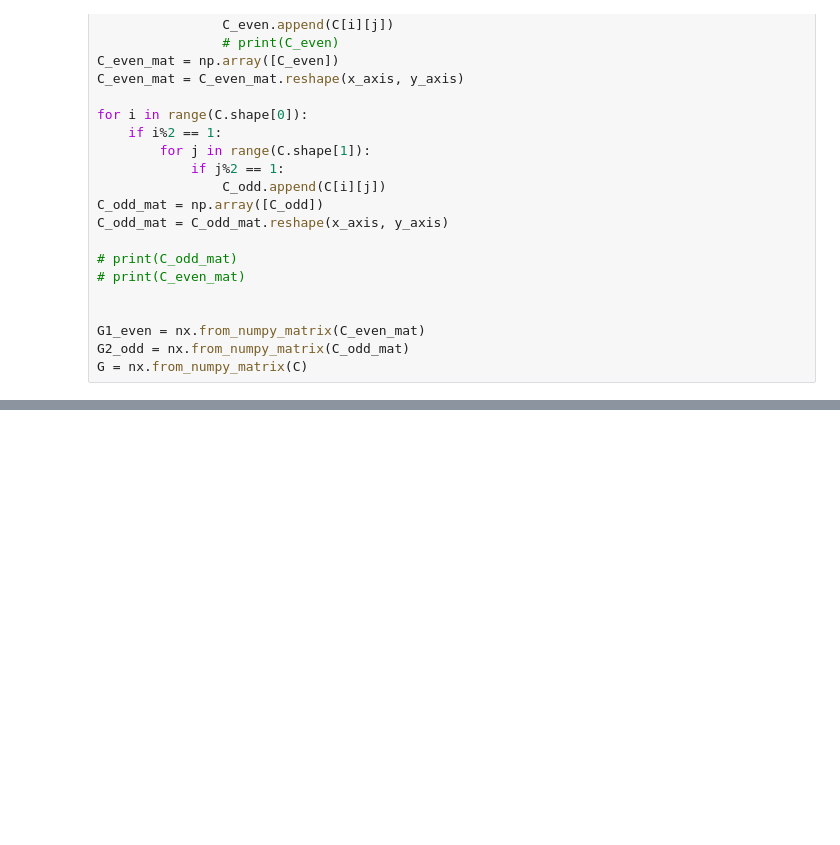
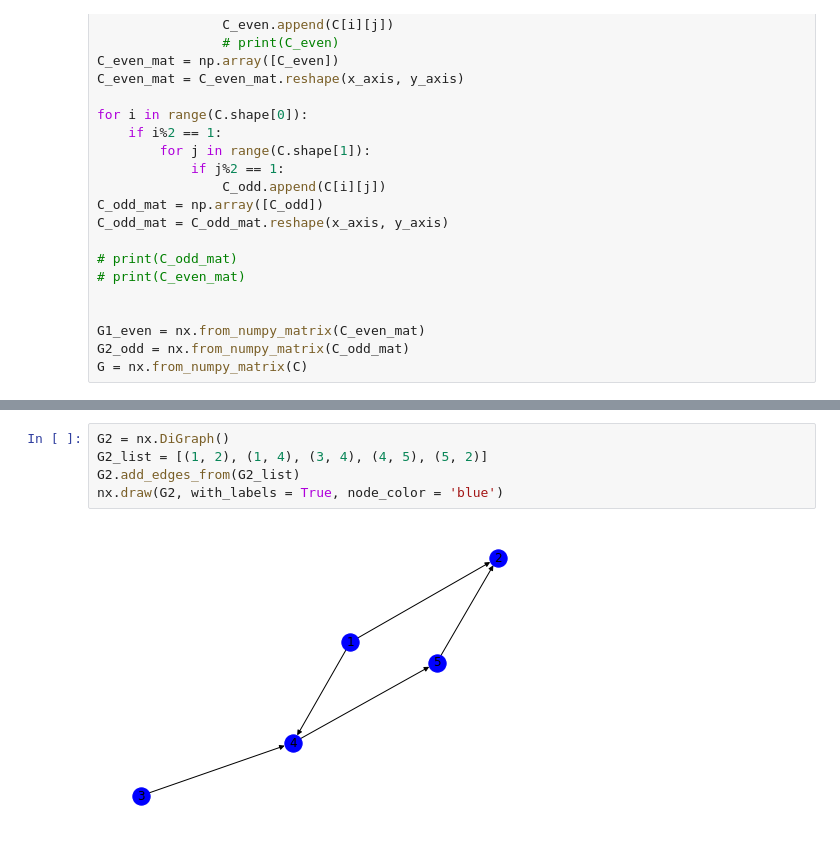
Before and after one commit to JacobShin0601/CodeRepository, a Jupyter notebook: MIT_class/Data_Analysis/week5/1. introduction to graph.ipynb, the cells around one changed output, grey strips where cells are left out. Cells and saved outputs as stored; diff of their text form; blank space fills up the shorter version.

```diff
--- a/MIT_class/Data_Analysis/week5/1. introduction to graph.ipynb
+++ b/MIT_class/Data_Analysis/week5/1. introduction to graph.ipynb
@@ -183,0 +187,7 @@ G1 = nx.Graph()
+# %%
+G2 = nx.DiGraph()
+G2_list = [(1, 2), (1, 4), (3, 4), (4, 5), (5, 2)]
+G2.add_edges_from(G2_list)
+nx.draw(G2, with_labels = True, node_color = 'blue')
+# %% [output]
+[figure, added]
```
Also changed, not shown: parts of 9 cells of this notebook, 3 other files.
